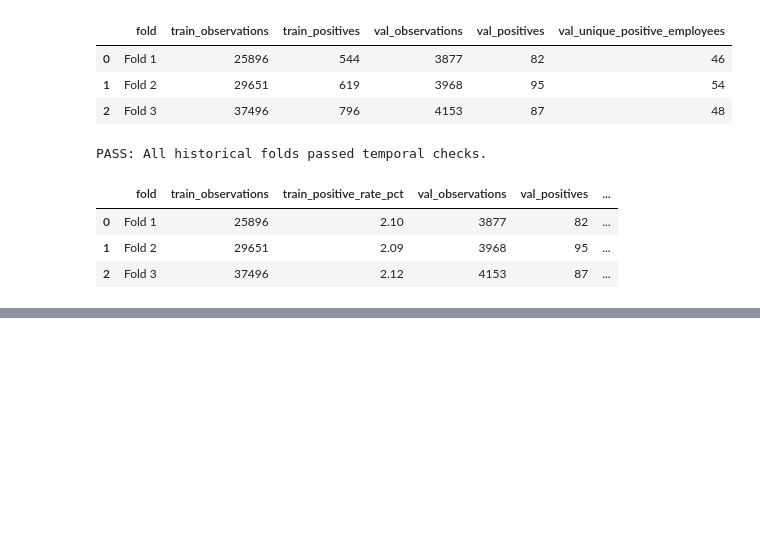
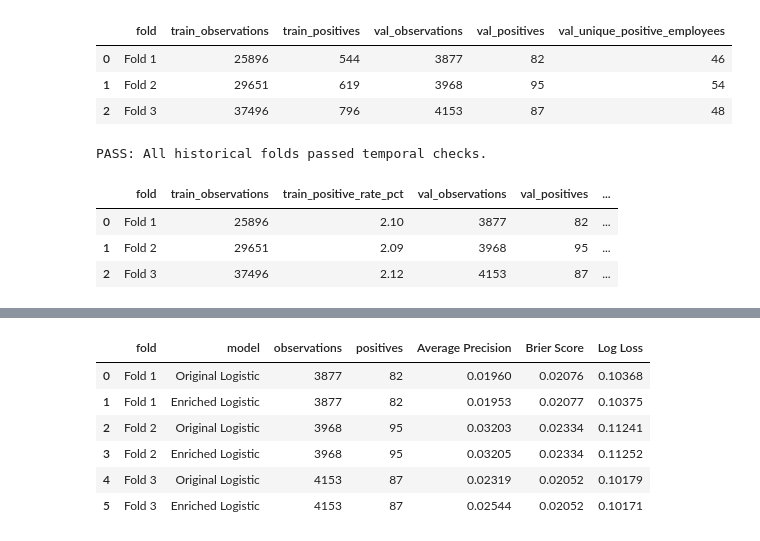
Before and after one commit to adinuansah/people-attrition-prediction, a Jupyter notebook: notebooks/01_build_attrition_labels.ipynb, the cells around one changed output, grey strips where cells are left out. Cells and saved outputs as stored; diff of their text form; code cells hidden in the pictures; blank space fills up the shorter version.

```diff
--- a/notebooks/01_build_attrition_labels.ipynb
+++ b/notebooks/01_build_attrition_labels.ipynb
@@ -1499,0 +2161,80 @@ display(
+# %%
+
+# Lesson 5.5 — Compare original and enriched models
+
+from sklearn.base import clone
+
+feature_comparison_results = []
+
+for fold in validation_folds:
+
+    train_end = pd.Timestamp(fold["train_end"])
+    val_start = pd.Timestamp(fold["val_start"])
+    val_end = pd.Timestamp(fold["val_end"])
+
+    fold_train = train_df.loc[
+        train_df["snapshot_date"] <= train_end
+    ]
+
+    fold_val = train_df.loc[
+        train_df["snapshot_date"].between(
+            val_start, val_end
+        )
+    ]
+
+    # Confirm outcome information is available
+    # before the validation period begins.
+    assert (
+        fold_train["prediction_end_date"].max()
+        < val_start
+    )
+
+    X_fold_train = fold_train[FEATURE_COLUMNS]
+    y_fold_train = (
+        fold_train[TARGET_COLUMN].astype(int)
+    )
+
+    X_fold_val = fold_val[FEATURE_COLUMNS]
+    y_fold_val = (
+        fold_val[TARGET_COLUMN].astype(int)
+    )
+
+    # Fresh pipelines for each fold
+    models = {
+        "Original Logistic": clone(baseline_pipeline),
+        "Enriched Logistic": clone(enriched_pipeline)
+    }
+
+    for model_name, model in models.items():
+
+        model.fit(X_fold_train, y_fold_train)
+
+        probabilities = model.predict_proba(
+            X_fold_val
+        )[:, 1]
+
+        metrics = evaluate_probabilities(
+            y_fold_val, probabilities
+        )
+
+        feature_comparison_results.append({
+            "fold": fold["fold"],
+            "model": model_name,
+            "observations": len(y_fold_val),
+            "positives": int(y_fold_val.sum()),
+            **metrics
+        })
+
+feature_comparison = pd.DataFrame(
+    feature_comparison_results
+)
+
+display(feature_comparison.round(5))
+# %% [output]
+|  | fold | model | observations | positives | Average Precision | Brier Score | Log Loss |
+| 0 | Fold 1 | Original Logistic | 3877 | 82 | 0.01960 | 0.02076 | 0.10368 |
+| 1 | Fold 1 | Enriched Logistic | 3877 | 82 | 0.01953 | 0.02077 | 0.10375 |
+| 2 | Fold 2 | Original Logistic | 3968 | 95 | 0.03203 | 0.02334 | 0.11241 |
+| 3 | Fold 2 | Enriched Logistic | 3968 | 95 | 0.03205 | 0.02334 | 0.11252 |
+| 4 | Fold 3 | Original Logistic | 4153 | 87 | 0.02319 | 0.02052 | 0.10179 |
+| 5 | Fold 3 | Enriched Logistic | 4153 | 87 | 0.02544 | 0.02052 | 0.10171 |
```
Also changed, not shown: parts of 31 cells of this notebook.
